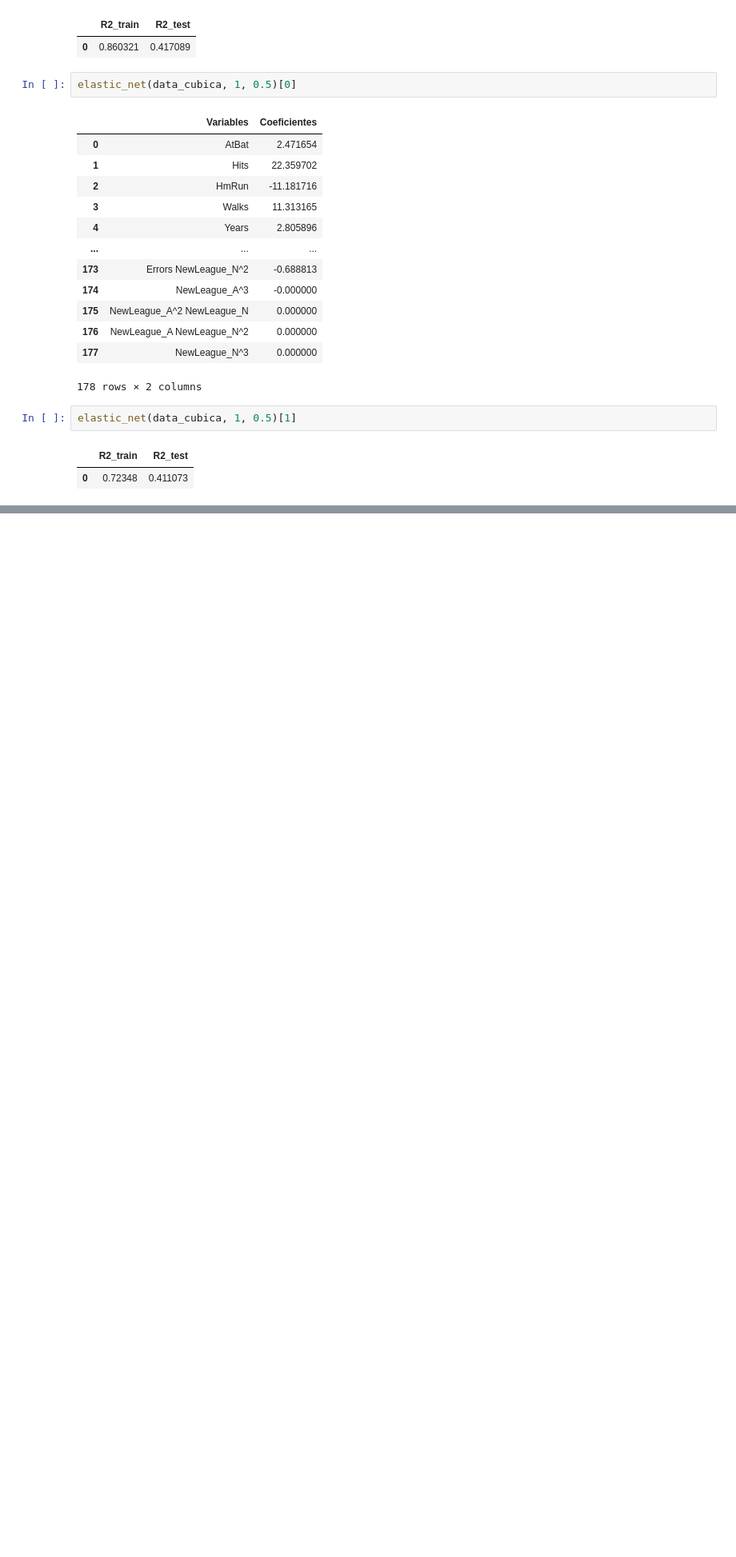
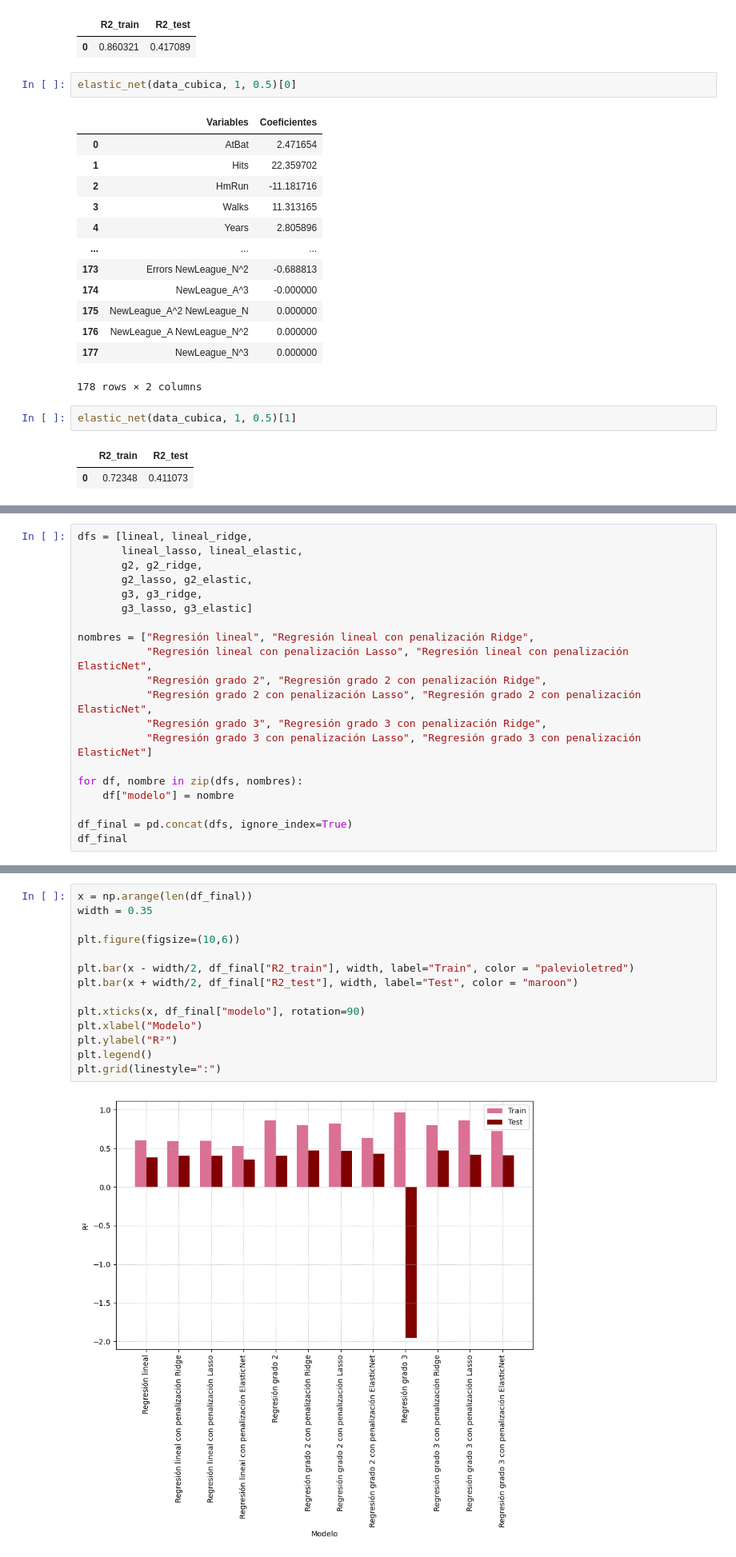
Before and after one commit to AnaSofiaHinojosa/Proyecto1LabAprEstadistico, a Jupyter notebook: Proyecto.ipynb, the cells around one changed output, grey strips where cells are left out. Shown at 80% size. Saved outputs shown, nothing was run; the diff lists cells and outputs as text; blank space fills up the shorter version.

```diff
--- a/Proyecto.ipynb
+++ b/Proyecto.ipynb
@@ -516,0 +542,20 @@ elastic_net(data_cubica, 1, 0.5)[1]
+# %%
+dfs = [lineal, lineal_ridge,
+       lineal_lasso, lineal_elastic,
+       g2, g2_ridge,
+       g2_lasso, g2_elastic,
+       g3, g3_ridge,
+       g3_lasso, g3_elastic]
+
+nombres = ["Regresión lineal", "Regresión lineal con penalización Ridge",
+           "Regresión lineal con penalización Lasso", "Regresión lineal con penalización ElasticNet",
+           "Regresión grado 2", "Regresión grado 2 con penalización Ridge",
+           "Regresión grado 2 con penalización Lasso", "Regresión grado 2 con penalización ElasticNet",
+           "Regresión grado 3", "Regresión grado 3 con penalización Ridge",
+           "Regresión grado 3 con penalización Lasso", "Regresión grado 3 con penalización ElasticNet"]
+
+for df, nombre in zip(dfs, nombres):
+    df["modelo"] = nombre
+
+df_final = pd.concat(dfs, ignore_index=True)
+df_final
@@ -516,0 +576,16 @@ elastic_net(data_cubica, 1, 0.5)[1]
+# %%
+x = np.arange(len(df_final))
+width = 0.35
+
+plt.figure(figsize=(10,6))
+
+plt.bar(x - width/2, df_final["R2_train"], width, label="Train", color = "palevioletred")
+plt.bar(x + width/2, df_final["R2_test"], width, label="Test", color = "maroon")
+
+plt.xticks(x, df_final["modelo"], rotation=90)
+plt.xlabel("Modelo")
+plt.ylabel("R²")
+plt.legend()
+plt.grid(linestyle=":")
+# %% [output]
+[figure, added]
```
Also changed, not shown: parts of 7 cells of this notebook.
